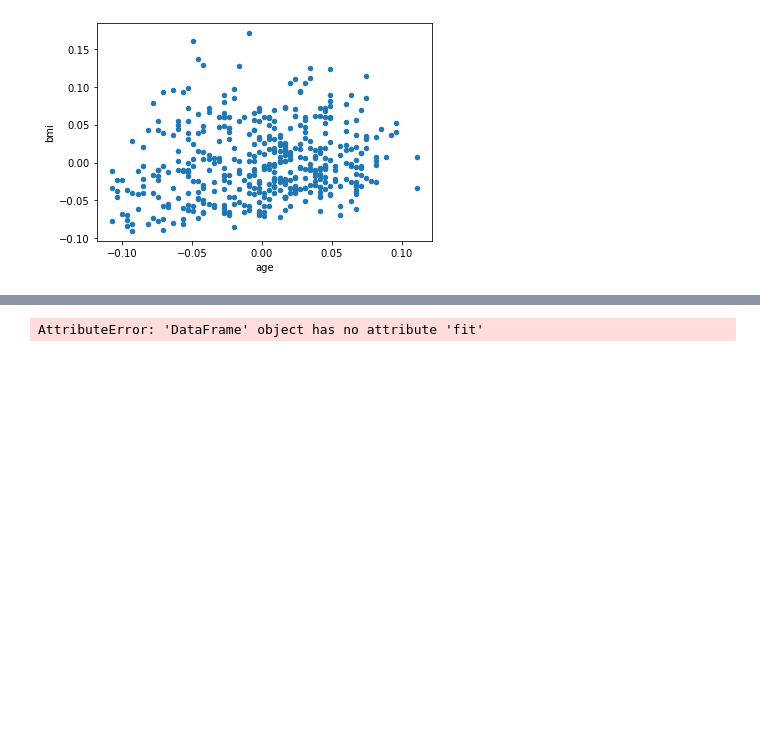
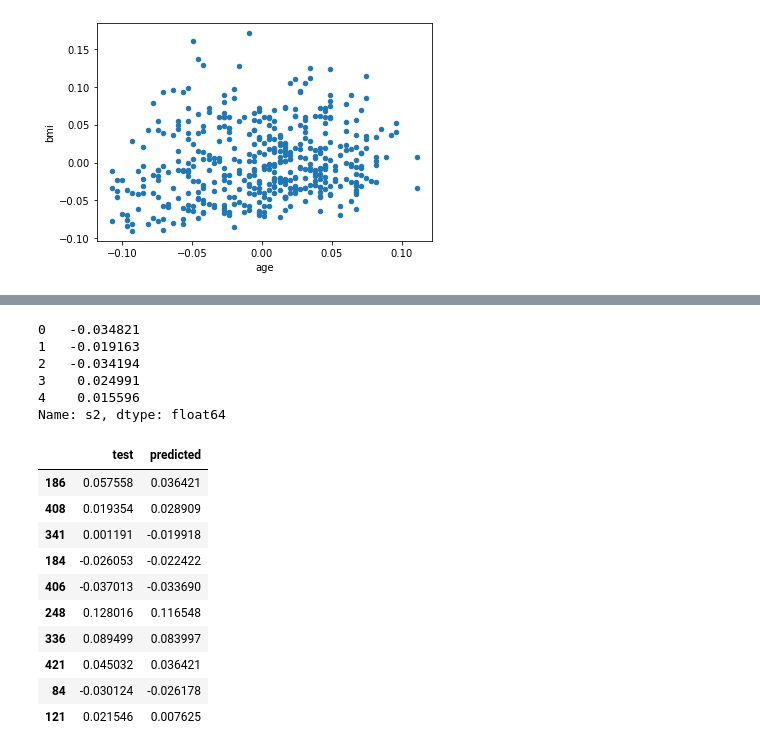
Before and after one commit to Fannyjiang88/csx4501, a Jupyter notebook: Class/Assignment/WK 7/WK 7 Assignment.ipynb, the cells around one changed output, grey strips where cells are left out. Drawn from its saved outputs; the diff is of its cells as text; code cells hidden in the pictures; blank space fills up the shorter version.

```diff
--- a/Class/Assignment/WK 7/WK 7 Assignment.ipynb
+++ b/Class/Assignment/WK 7/WK 7 Assignment.ipynb
@@ -93 +112,11 @@ from sklearn.preprocessing import StandardScaler
+# %%
+X.head()
+y.head()
+# %% [output]
+0   -0.034821
+1   -0.019163
+2   -0.034194
+3    0.024991
+4    0.015596
+Name: s2, dtype: float64
 # %%
@@ -100,4 +138,16 @@ scaler = StandardScaler()
 # %%
-df.corr()
+df = pd.DataFrame({'test': y_test, 'predicted': y_pred})
-# %% [output]
-AttributeError: 'DataFrame' object has no attribute 'fit'
+# %%
+df.sample(10)
+# %% [output]
+|  | test | predicted |
+| 186 | 0.057558 | 0.036421 |
+| 408 | 0.019354 | 0.028909 |
+| 341 | 0.001191 | -0.019918 |
+| 184 | -0.026053 | -0.022422 |
+| 406 | -0.037013 | -0.033690 |
+| 248 | 0.128016 | 0.116548 |
+| 336 | 0.089499 | 0.083997 |
+| 421 | 0.045032 | 0.036421 |
+| 84 | -0.030124 | -0.026178 |
+| 121 | 0.021546 | 0.007625 |
```
Also changed, not shown: parts of 26 cells of this notebook.
